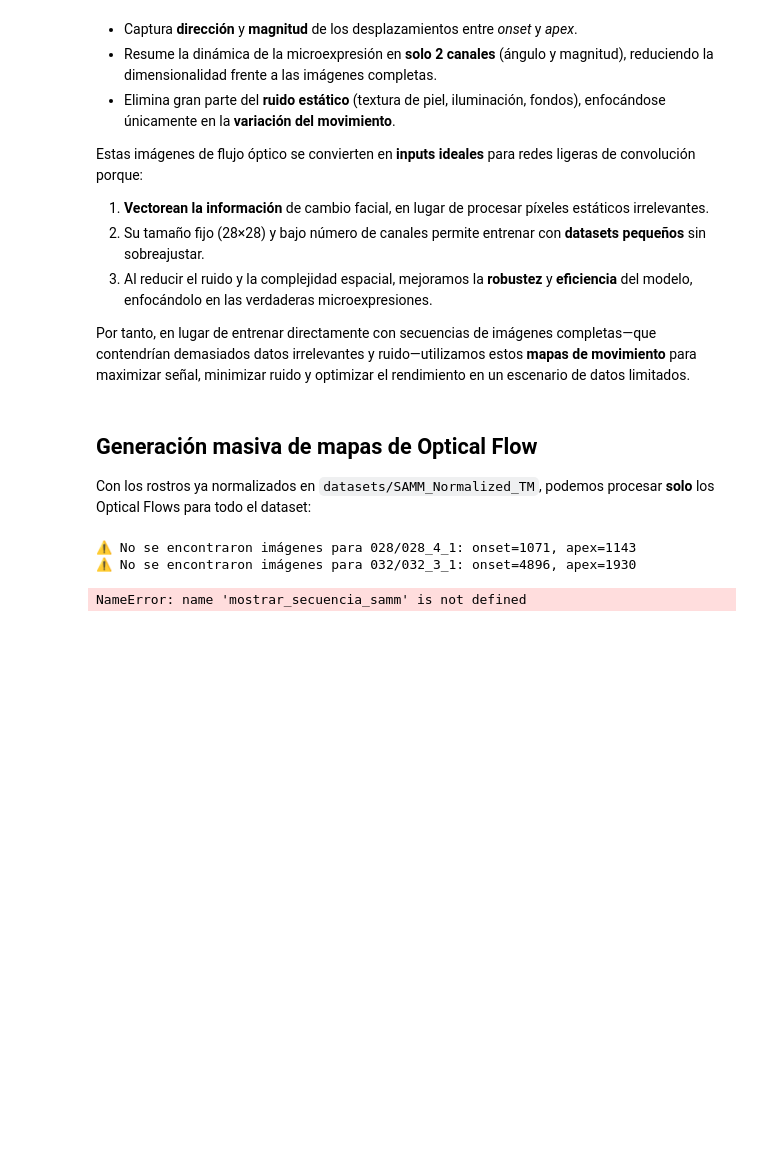
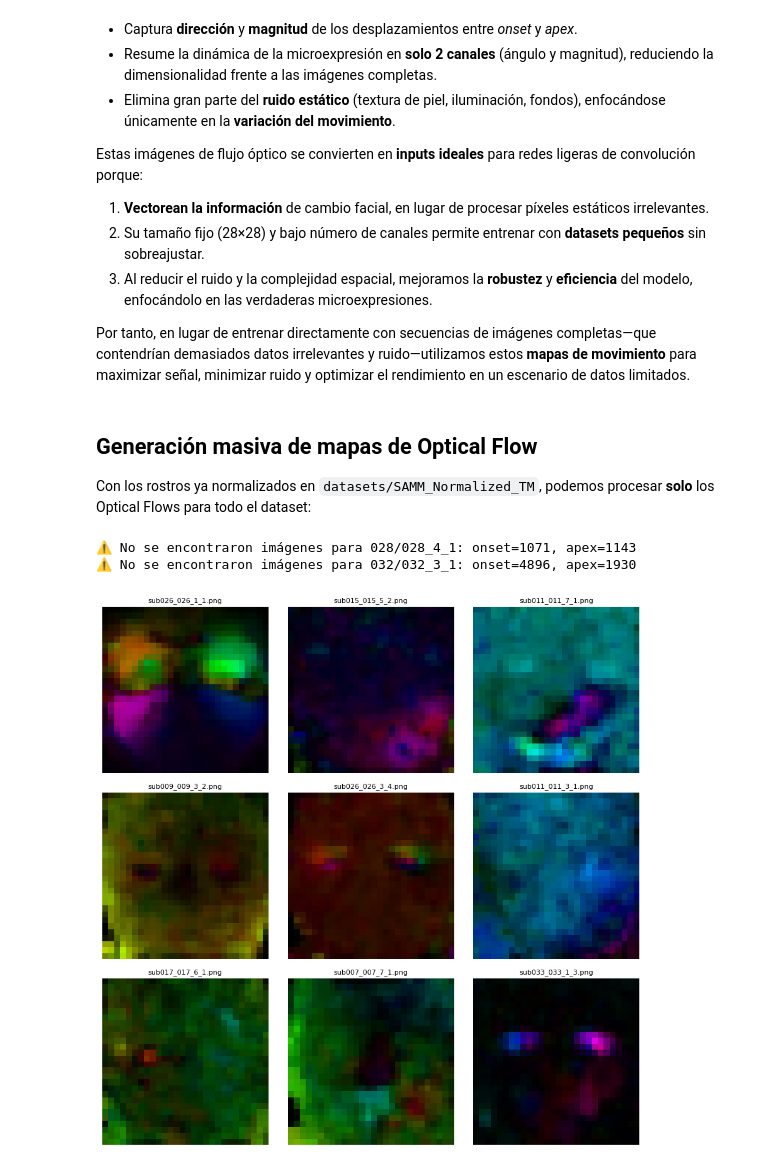
Before and after one commit to joelibaceta/samm-optflow-28, a Jupyter notebook: notebooks/prepare_dataset.ipynb, the cells around one changed output. Saved outputs shown, nothing was run; the diff lists cells and outputs as text; code cells hidden in the pictures; blank space fills up the shorter version.

Commit message:
update dataset

```diff
--- a/notebooks/prepare_dataset.ipynb
+++ b/notebooks/prepare_dataset.ipynb
@@ -380,13 +380,30 @@ processor.process()
 ⚠️ No se encontraron imágenes para 028/028_4_1: onset=1071, apex=1143
 ⚠️ No se encontraron imágenes para 032/032_3_1: onset=4896, apex=1930
 # %%
-presentar_dataset_samm(
-    base_dir="../datasets/SAMM_FLOWS",
-    subject_id=subject_id,
-    clip_name=clip_name,
-    onset=onset,
-    apex=apex,
-    offset=offset
-)
+import random
+import cv2
+
+def plot_3x3_flows(flow_dir, seed=42):
+
+    files = [f for f in os.listdir(flow_dir) if f.lower().endswith('.png')]
+    random.seed(seed)
+    sample = random.sample(files, min(9, len(files)))
+
+    fig, axs = plt.subplots(3, 3, figsize=(9, 9))
+    for ax, fn in zip(axs.flat, sample):
+        img = cv2.imread(os.path.join(flow_dir, fn))
+        img = cv2.cvtColor(img, cv2.COLOR_BGR2RGB)
+        ax.imshow(img)
+        ax.set_title(fn, fontsize=8)
+        ax.axis('off')
+
+    # apagar ejes sobrantes si hay menos de 9
+    for ax in axs.flat[len(sample):]:
+        ax.axis('off')
+
+    plt.tight_layout()
+    plt.show()
+
+plot_3x3_flows("../datasets/SAMM_FLOWS", seed=123)
 # %% [output]
-NameError: name 'mostrar_secuencia_samm' is not defined
+[figure, added]
```
Also changed, not shown: parts of 1 cell of this notebook.
